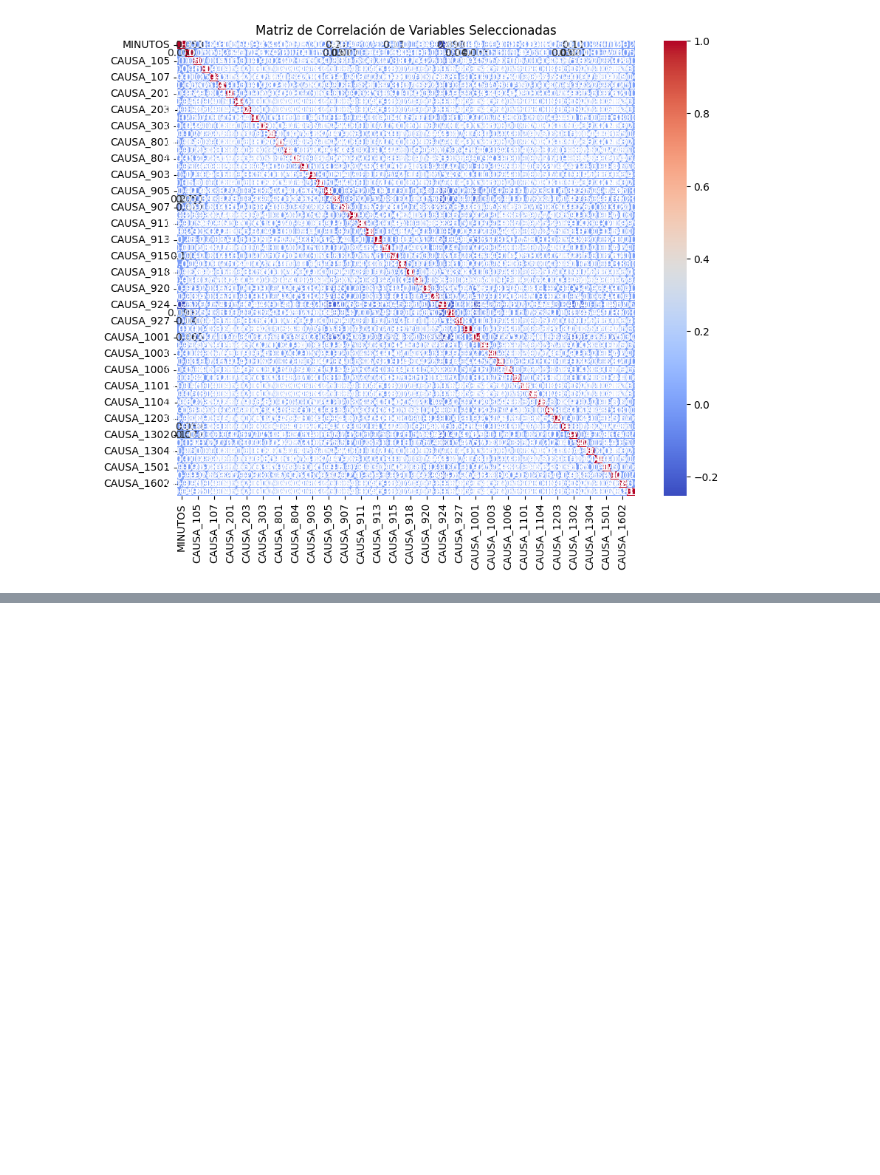
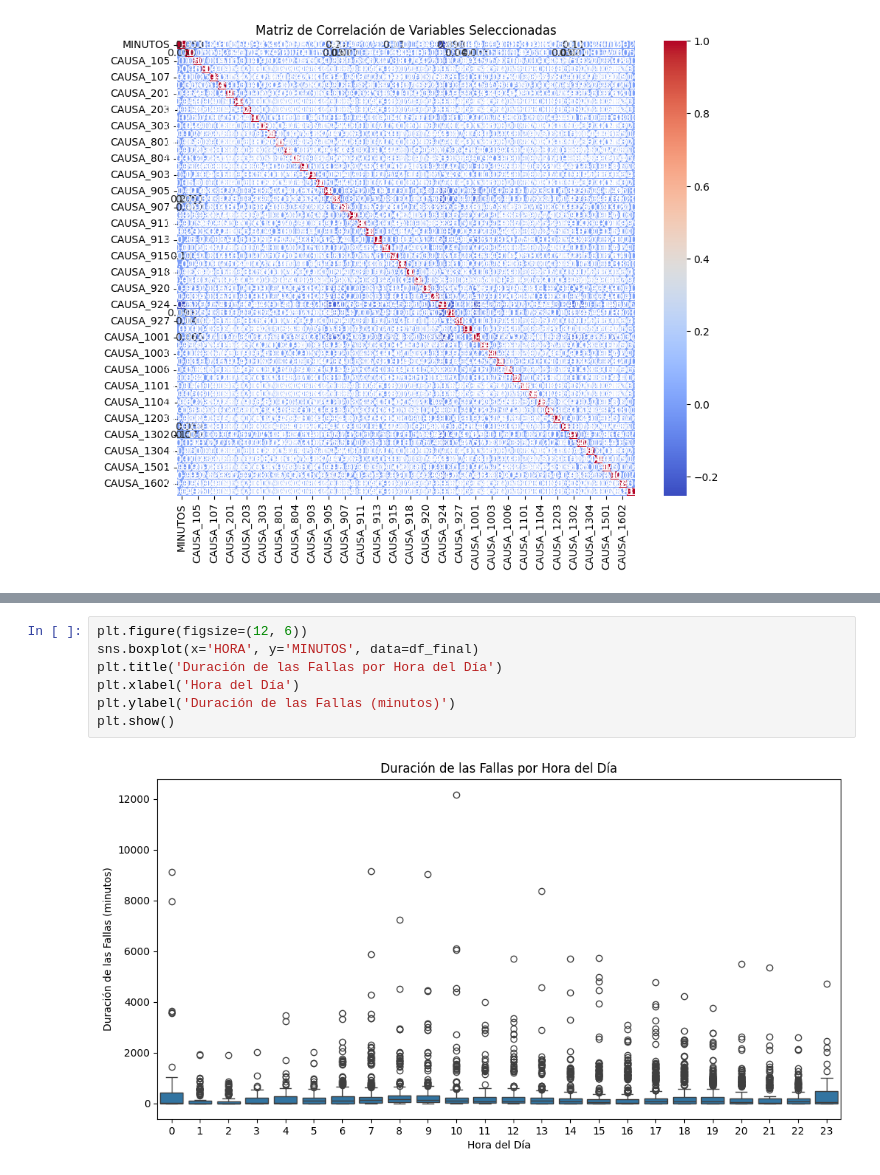
Before and after one commit to semurillas/pregunta_smart_smc, a Jupyter notebook: fallascircuitos2.ipynb, the cells around one changed output, grey strips where cells are left out. Saved outputs shown, nothing was run; the diff lists cells and outputs as text; blank space fills up the shorter version.

```diff
--- a/fallascircuitos2.ipynb
+++ b/fallascircuitos2.ipynb
@@ -273,0 +391,9 @@ plt.show()
+# %%
+plt.figure(figsize=(12, 6))
+sns.boxplot(x='HORA', y='MINUTOS', data=df_final)
+plt.title('Duración de las Fallas por Hora del Día')
+plt.xlabel('Hora del Día')
+plt.ylabel('Duración de las Fallas (minutos)')
+plt.show()
+# %% [output]
+[figure, added]
```
Also changed, not shown: parts of 24 cells of this notebook.
